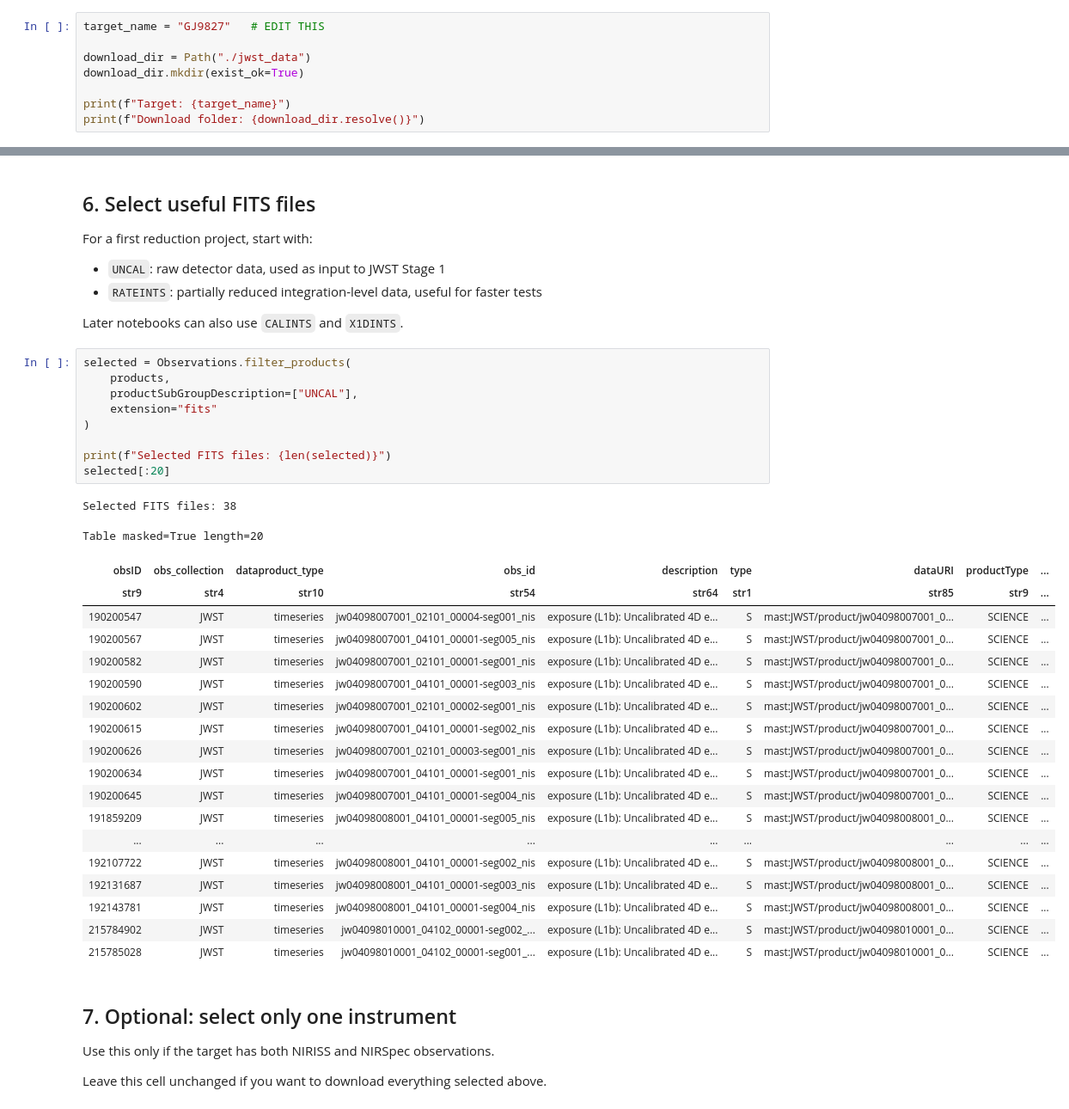
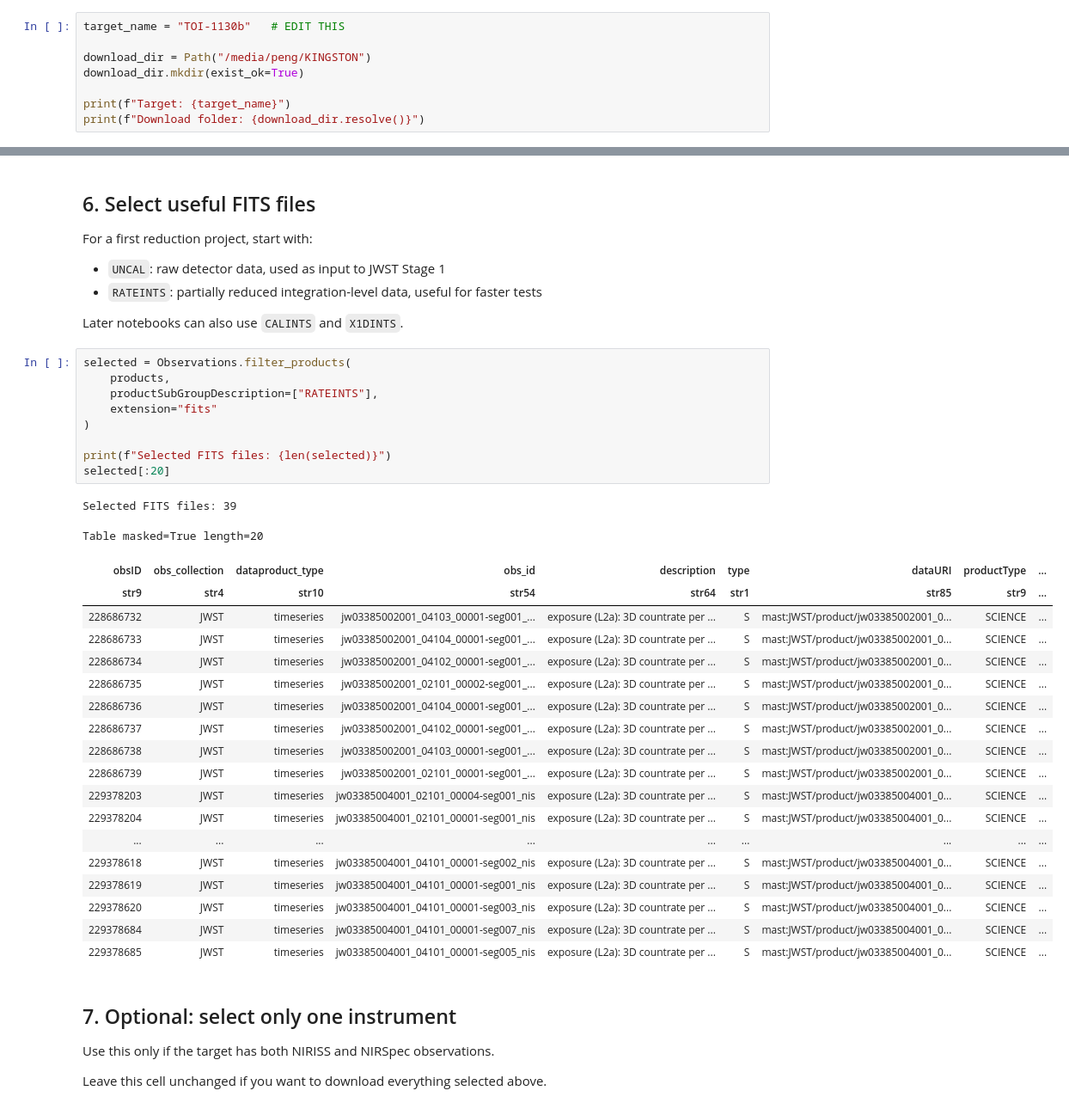
Before and after one commit to m23lau/subneptune, a Jupyter notebook: jwst_notebook_00_download_data.ipynb, the cells around one changed output, grey strips where cells are left out. Shown at 86% size. Cells and saved outputs as stored; diff of their text form.

Commit message:
updated data download notebook and weird_changes.py to be more self aware

```diff
--- a/jwst_notebook_00_download_data.ipynb
+++ b/jwst_notebook_00_download_data.ipynb
@@ -29,9 +29,9 @@ import glob
 
 Edit the target name below.
 # %%
-target_name = "GJ9827"   # EDIT THIS
+target_name = "TOI-1130b"   # EDIT THIS
 
-download_dir = Path("./jwst_data")
+download_dir = Path("/media/peng/KINGSTON")
 download_dir.mkdir(exist_ok=True)
 
 print(f"Target: {target_name}")
@@ -135,33 +136,33 @@ Later notebooks can also use `CALINTS` and `X1DINTS`.
 # %%
 selected = Observations.filter_products(
     products,
-    productSubGroupDescription=["UNCAL"],
+    productSubGroupDescription=["RATEINTS"],
     extension="fits"
 )
 
 print(f"Selected FITS files: {len(selected)}")
 selected[:20]
 # %% [output]
-Selected FITS files: 38
+Selected FITS files: 39
 Table masked=True length=20
 | obsID | obs_collection | dataproduct_type | obs_id | description | type | dataURI | productType | ... |
 | str9 | str4 | str10 | str54 | str64 | str1 | str85 | str9 | ... |
-| 190200547 | JWST | timeseries | jw04098007001_02101_00004-seg001_nis | exposure (L1b): Uncalibrated 4D e... | S | mast:JWST/product/jw04098007001_0... | SCIENCE | ... |
-| 190200567 | JWST | timeseries | jw04098007001_04101_00001-seg005_nis | exposure (L1b): Uncalibrated 4D e... | S | mast:JWST/product/jw04098007001_0... | SCIENCE | ... |
-| 190200582 | JWST | timeseries | jw04098007001_02101_00001-seg001_nis | exposure (L1b): Uncalibrated 4D e... | S | mast:JWST/product/jw04098007001_0... | SCIENCE | ... |
-| 190200590 | JWST | timeseries | jw04098007001_04101_00001-seg003_nis | exposure (L1b): Uncalibrated 4D e... | S | mast:JWST/product/jw04098007001_0... | SCIENCE | ... |
-| 190200602 | JWST | timeseries | jw04098007001_02101_00002-seg001_nis | exposure (L1b): Uncalibrated 4D e... | S | mast:JWST/product/jw04098007001_0... | SCIENCE | ... |
-| 190200615 | JWST | timeseries | jw04098007001_04101_00001-seg002_nis | exposure (L1b): Uncalibrated 4D e... | S | mast:JWST/product/jw04098007001_0... | SCIENCE | ... |
-| 190200626 | JWST | timeseries | jw04098007001_02101_00003-seg001_nis | exposure (L1b): Uncalibrated 4D e... | S | mast:JWST/product/jw04098007001_0... | SCIENCE | ... |
-| 190200634 | JWST | timeseries | jw04098007001_04101_00001-seg001_nis | exposure (L1b): Uncalibrated 4D e... | S | mast:JWST/product/jw04098007001_0... | SCIENCE | ... |
-| 190200645 | JWST | timeseries | jw04098007001_04101_00001-seg004_nis | exposure (L1b): Uncalibrated 4D e... | S | mast:JWST/product/jw04098007001_0... | SCIENCE | ... |
-| 191859209 | JWST | timeseries | jw04098008001_04101_00001-seg005_nis | exposure (L1b): Uncalibrated 4D e... | S | mast:JWST/product/jw04098008001_0... | SCIENCE | ... |
+| 228686732 | JWST | timeseries | jw03385002001_04103_00001-seg001_... | exposure (L2a): 3D countrate per ... | S | mast:JWST/product/jw03385002001_0... | SCIENCE | ... |
+| 228686733 | JWST | timeseries | jw03385002001_04104_00001-seg001_... | exposure (L2a): 3D countrate per ... | S | mast:JWST/product/jw03385002001_0... | SCIENCE | ... |
+| 228686734 | JWST | timeseries | jw03385002001_04102_00001-seg001_... | exposure (L2a): 3D countrate per ... | S | mast:JWST/product/jw03385002001_0... | SCIENCE | ... |
+| 228686735 | JWST | timeseries | jw03385002001_02101_00002-seg001_... | exposure (L2a): 3D countrate per ... | S | mast:JWST/product/jw03385002001_0... | SCIENCE | ... |
+| 228686736 | JWST | timeseries | jw03385002001_04104_00001-seg001_... | exposure (L2a): 3D countrate per ... | S | mast:JWST/product/jw03385002001_0... | SCIENCE | ... |
+| 228686737 | JWST | timeseries | jw03385002001_04102_00001-seg001_... | exposure (L2a): 3D countrate per ... | S | mast:JWST/product/jw03385002001_0... | SCIENCE | ... |
+| 228686738 | JWST | timeseries | jw03385002001_04103_00001-seg001_... | exposure (L2a): 3D countrate per ... | S | mast:JWST/product/jw03385002001_0... | SCIENCE | ... |
+| 228686739 | JWST | timeseries | jw03385002001_02101_00001-seg001_... | exposure (L2a): 3D countrate per ... | S | mast:JWST/product/jw03385002001_0... | SCIENCE | ... |
+| 229378203 | JWST | timeseries | jw03385004001_02101_00004-seg001_nis | exposure (L2a): 3D countrate per ... | S | mast:JWST/product/jw03385004001_0... | SCIENCE | ... |
+| 229378204 | JWST | timeseries | jw03385004001_02101_00001-seg001_nis | exposure (L2a): 3D countrate per ... | S | mast:JWST/product/jw03385004001_0... | SCIENCE | ... |
 | ... | ... | ... | ... | ... | ... | ... | ... | ... |
-| 192107722 | JWST | timeseries | jw04098008001_04101_00001-seg002_nis | exposure (L1b): Uncalibrated 4D e... | S | mast:JWST/product/jw04098008001_0... | SCIENCE | ... |
-| 192131687 | JWST | timeseries | jw04098008001_04101_00001-seg003_nis | exposure (L1b): Uncalibrated 4D e... | S | mast:JWST/product/jw04098008001_0... | SCIENCE | ... |
-| 192143781 | JWST | timeseries | jw04098008001_04101_00001-seg004_nis | exposure (L1b): Uncalibrated 4D e... | S | mast:JWST/product/jw04098008001_0... | SCIENCE | ... |
-| 215784902 | JWST | timeseries | jw04098010001_04102_00001-seg002_... | exposure (L1b): Uncalibrated 4D e... | S | mast:JWST/product/jw04098010001_0... | SCIENCE | ... |
-| 215785028 | JWST | timeseries | jw04098010001_04102_00001-seg001_... | exposure (L1b): Uncalibrated 4D e... | S | mast:JWST/product/jw04098010001_0... | SCIENCE | ... |
+| 229378618 | JWST | timeseries | jw03385004001_04101_00001-seg002_nis | exposure (L2a): 3D countrate per ... | S | mast:JWST/product/jw03385004001_0... | SCIENCE | ... |
+| 229378619 | JWST | timeseries | jw03385004001_04101_00001-seg001_nis | exposure (L2a): 3D countrate per ... | S | mast:JWST/product/jw03385004001_0... | SCIENCE | ... |
+| 229378620 | JWST | timeseries | jw03385004001_04101_00001-seg003_nis | exposure (L2a): 3D countrate per ... | S | mast:JWST/product/jw03385004001_0... | SCIENCE | ... |
+| 229378684 | JWST | timeseries | jw03385004001_04101_00001-seg007_nis | exposure (L2a): 3D countrate per ... | S | mast:JWST/product/jw03385004001_0... | SCIENCE | ... |
+| 229378685 | JWST | timeseries | jw03385004001_04101_00001-seg005_nis | exposure (L2a): 3D countrate per ... | S | mast:JWST/product/jw03385004001_0... | SCIENCE | ... |
 # %% [markdown]
 ## 7. Optional: select only one instrument
 
```
Also changed, not shown: parts of 9 cells of this notebook, 1 other file.
